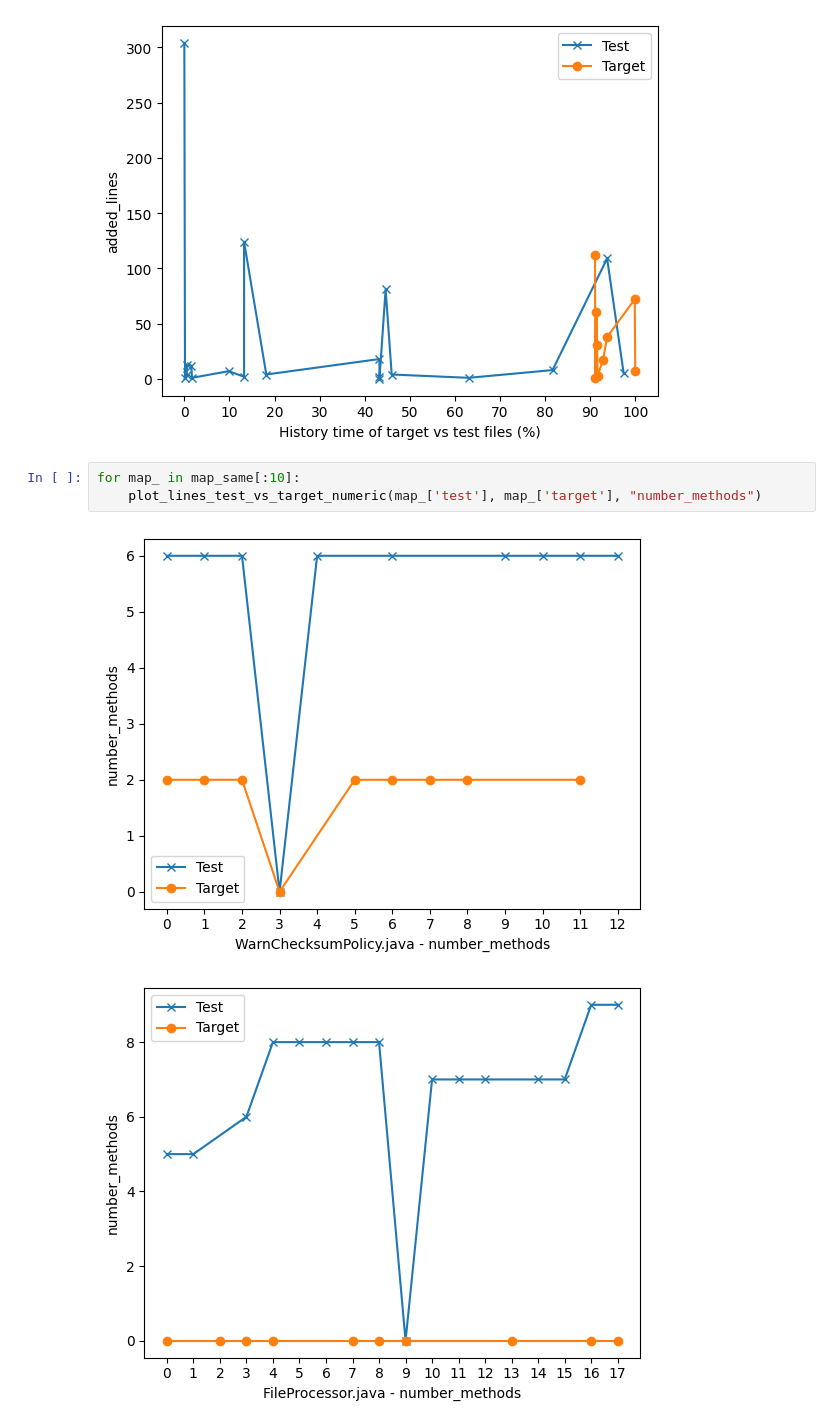
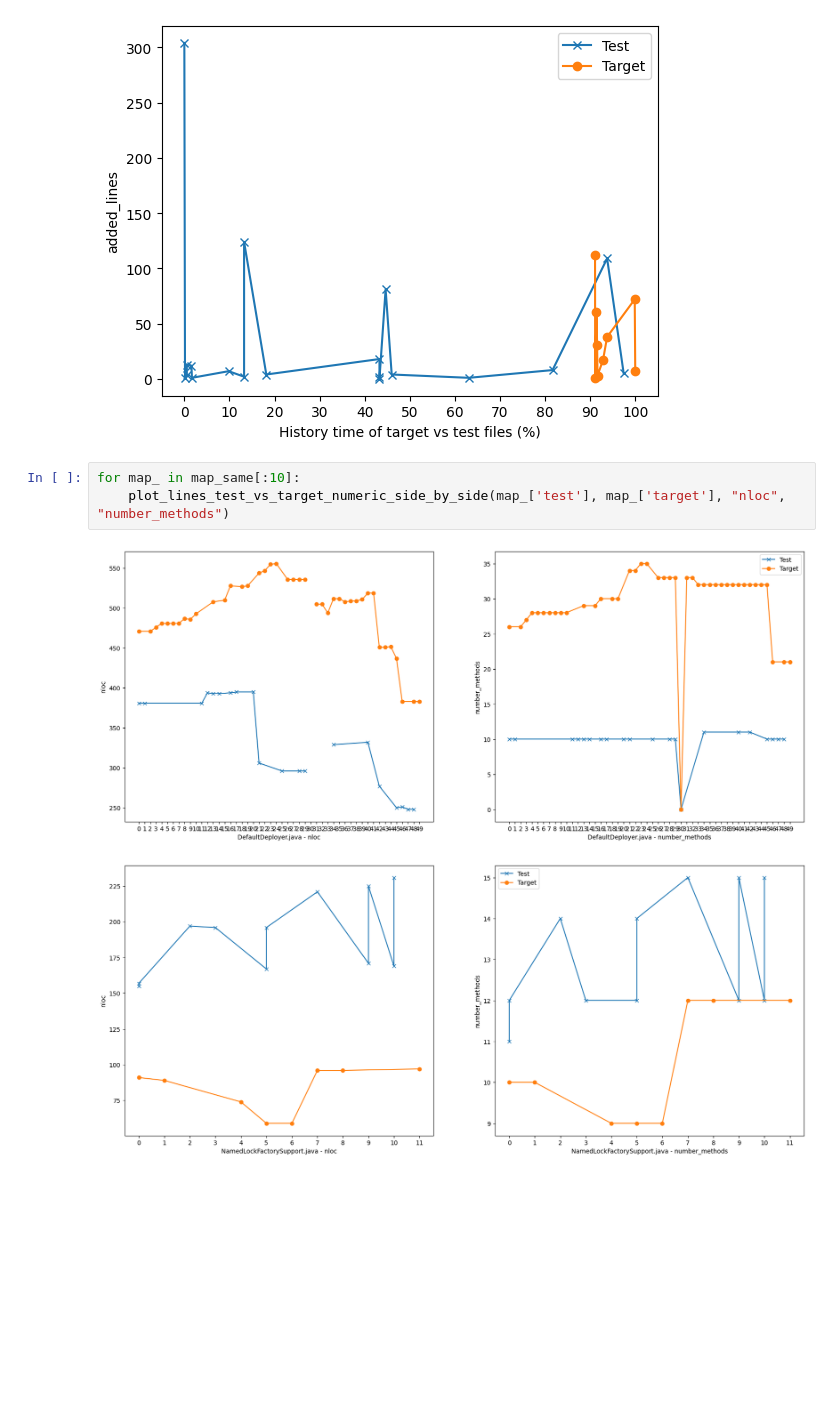
Before and after one commit to davidfrisch/sdp_cw2, a Jupyter notebook: main_java_tests.ipynb, the cells around one changed output. Drawn from its saved outputs; the diff is of its cells as text; blank space fills up the shorter version.

Commit message:
[plot] Plot two metrics side by side to compare

```diff
--- a/main_java_tests.ipynb
+++ b/main_java_tests.ipynb
@@ -71,7 +71,7 @@ plot_lines_test_vs_target_normalise_100(first_before['test'], first_before['targ
 [figure]
 # %%
 for map_ in map_same[:10]:
-    plot_lines_test_vs_target_numeric(map_['test'], map_['target'], "number_methods")
+    plot_lines_test_vs_target_numeric_side_by_side(map_['test'], map_['target'], "nloc", "number_methods")
 # %% [output]
-[figure, old version]
+[figure, new version]
-[figure, old version]
+[figure, new version]
```
Also changed, not shown: parts of 3 cells of this notebook, 1 other file.
